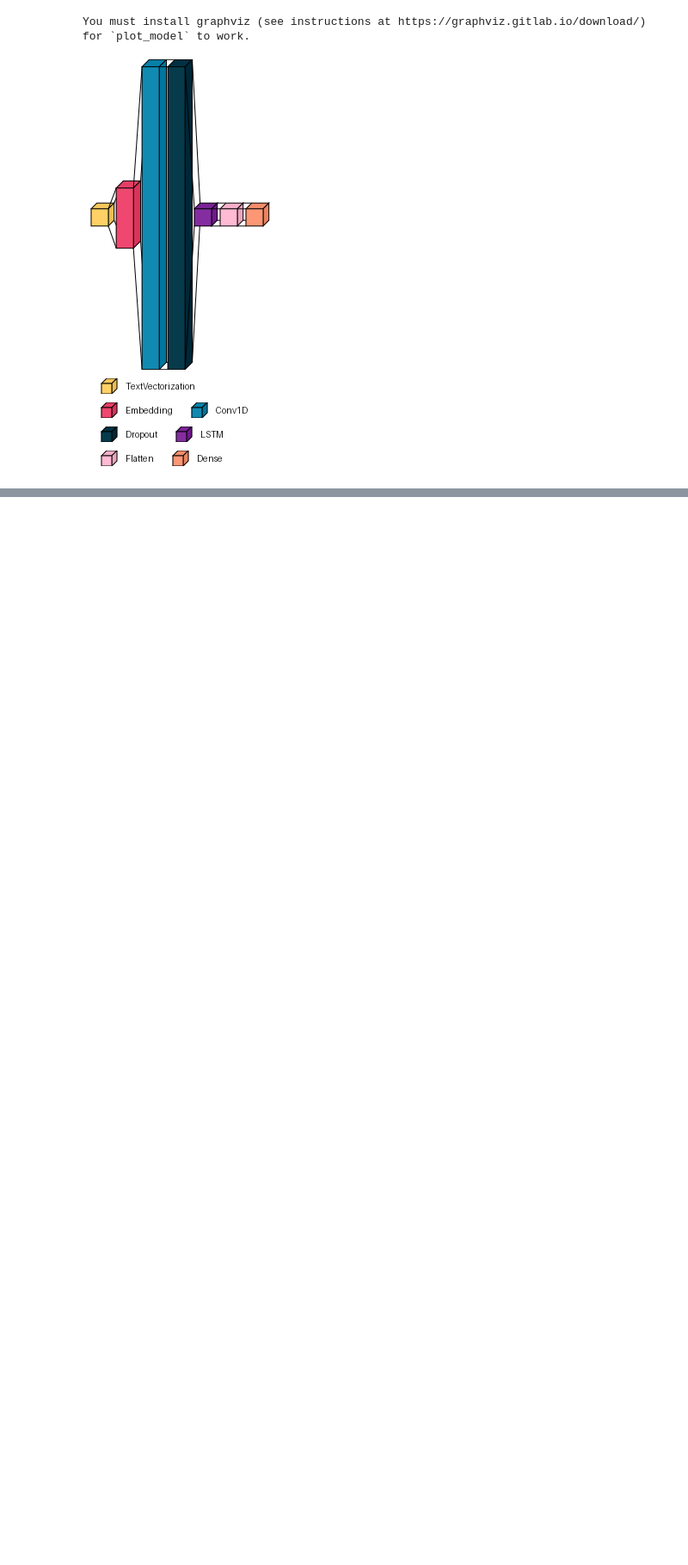
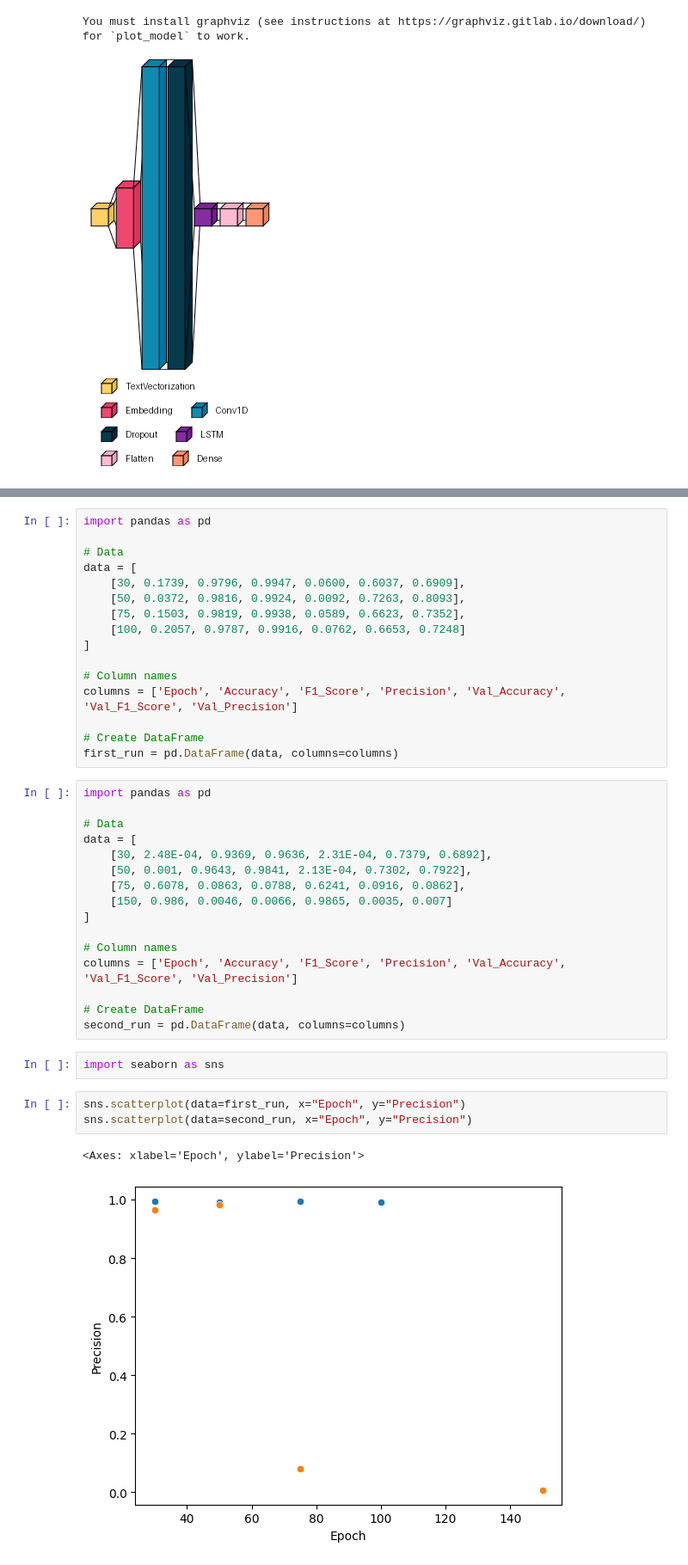
Before and after one commit to Mohitag94/MScDataScience_Project, a Jupyter notebook: model_plolts.ipynb, the cells around one changed output, grey strips where cells are left out. Shown at 86% size. Cells and saved outputs as stored; diff of their text form; blank space fills up the shorter version.

```diff
--- a/model_plolts.ipynb
+++ b/model_plolts.ipynb
@@ -63,0 +75,40 @@ You must install graphviz (see instructions at https://graphviz.gitlab.io/downlo
+# %%
+import pandas as pd
+
+# Data
+data = [
+    [30, 0.1739, 0.9796, 0.9947, 0.0600, 0.6037, 0.6909],
+    [50, 0.0372, 0.9816, 0.9924, 0.0092, 0.7263, 0.8093],
+    [75, 0.1503, 0.9819, 0.9938, 0.0589, 0.6623, 0.7352],
+    [100, 0.2057, 0.9787, 0.9916, 0.0762, 0.6653, 0.7248]
+]
+
+# Column names
+columns = ['Epoch', 'Accuracy', 'F1_Score', 'Precision', 'Val_Accuracy', 'Val_F1_Score', 'Val_Precision']
+
+# Create DataFrame
+first_run = pd.DataFrame(data, columns=columns)
+# %%
+import pandas as pd
+
+# Data
+data = [
+    [30, 2.48E-04, 0.9369, 0.9636, 2.31E-04, 0.7379, 0.6892],
+    [50, 0.001, 0.9643, 0.9841, 2.13E-04, 0.7302, 0.7922],
+    [75, 0.6078, 0.0863, 0.0788, 0.6241, 0.0916, 0.0862],
+    [150, 0.986, 0.0046, 0.0066, 0.9865, 0.0035, 0.007]
+]
+
+# Column names
+columns = ['Epoch', 'Accuracy', 'F1_Score', 'Precision', 'Val_Accuracy', 'Val_F1_Score', 'Val_Precision']
+
+# Create DataFrame
+second_run = pd.DataFrame(data, columns=columns)
+# %%
+import seaborn as sns
+# %%
+sns.scatterplot(data=first_run, x="Epoch", y="Precision")
+sns.scatterplot(data=second_run, x="Epoch", y="Precision")
+# %% [output]
+<Axes: xlabel='Epoch', ylabel='Precision'>
+[figure, added]
```
Also changed, not shown: parts of 4 cells of this notebook, 1 other file.
